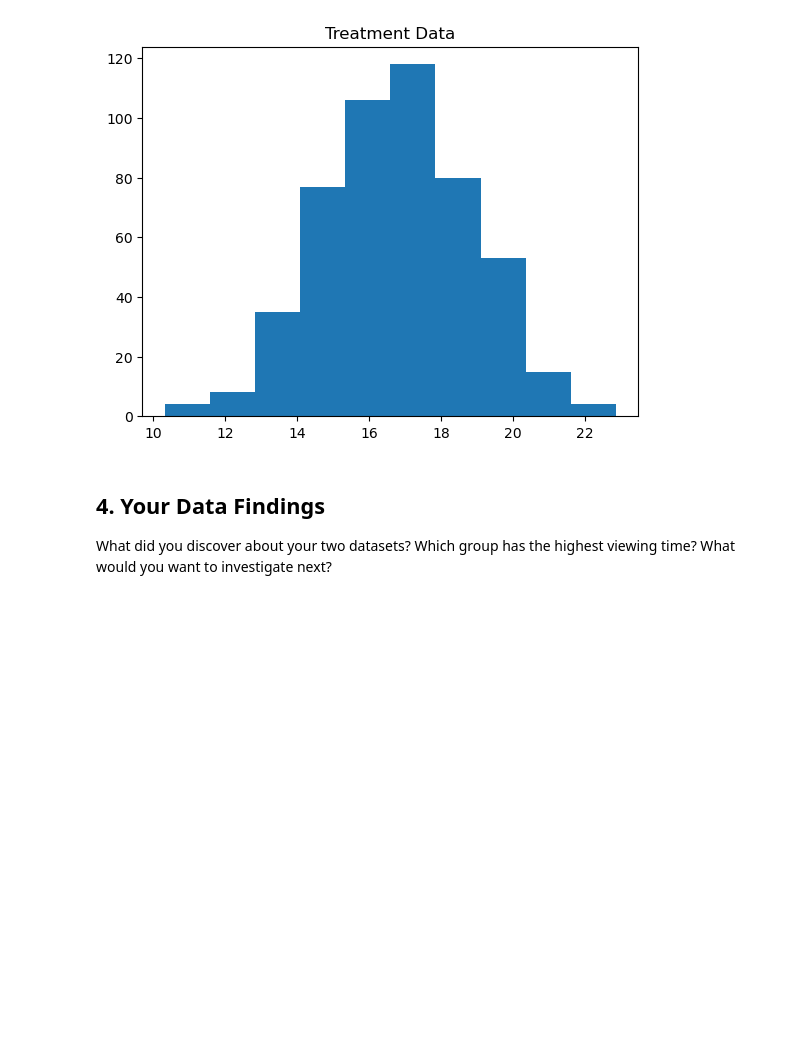
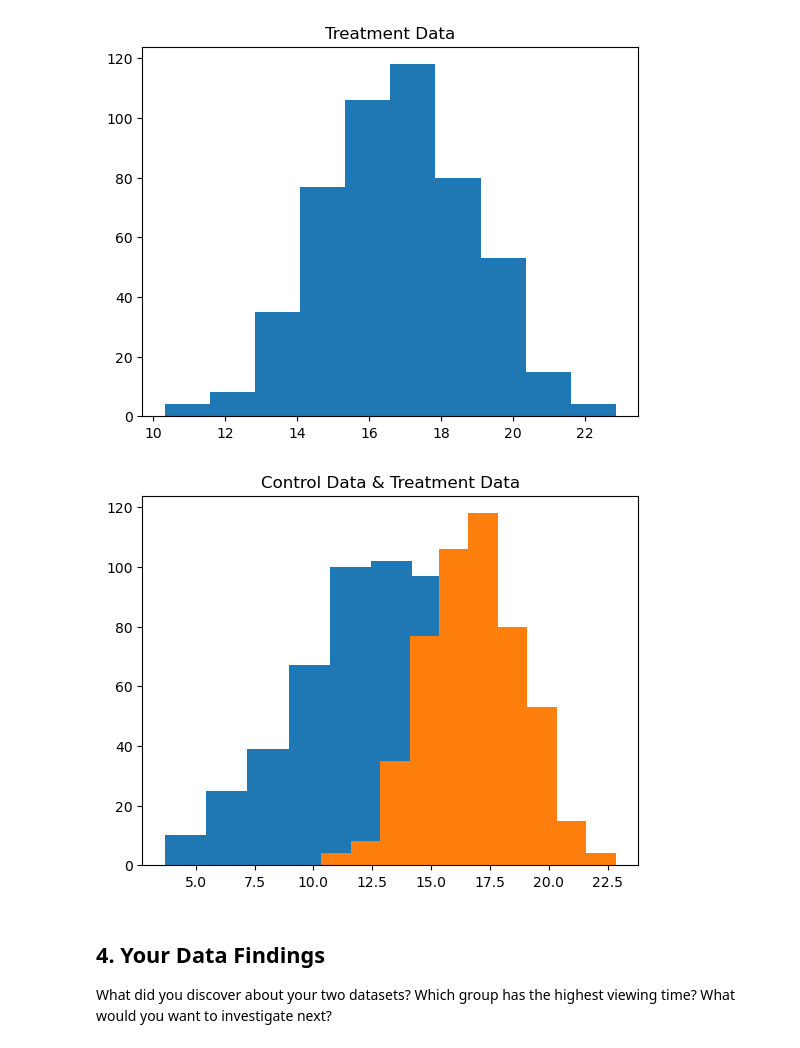
Before and after one commit to jenellecodes/Treatment-Analysis, a Jupyter notebook: explore.ipynb, the cells around one changed output. Drawn from its saved outputs; the diff is of its cells as text; code cells hidden in the pictures; blank space fills up the shorter version.

Commit message:
added an additional visualization to explore.ipynb

```diff
--- a/explore.ipynb
+++ b/explore.ipynb
@@ -118,6 +118,13 @@ plt.title ("Treatment Data")
 plt.show()
 # %% [output]
 [figure]
+# %%
+plt.hist(cleaned_control_data)
+plt.hist(cleaned_treatment_data)
+plt.title ("Control Data & Treatment Data")
+plt.show()
+# %% [output]
+[figure, added]
 # %% [markdown]
 ## 4. Your Data Findings
 
```
